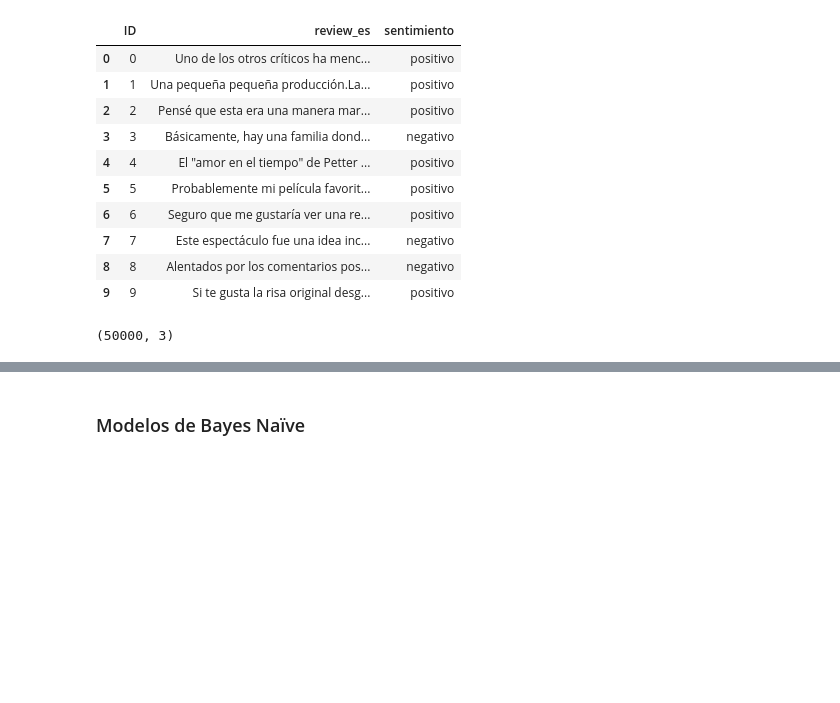
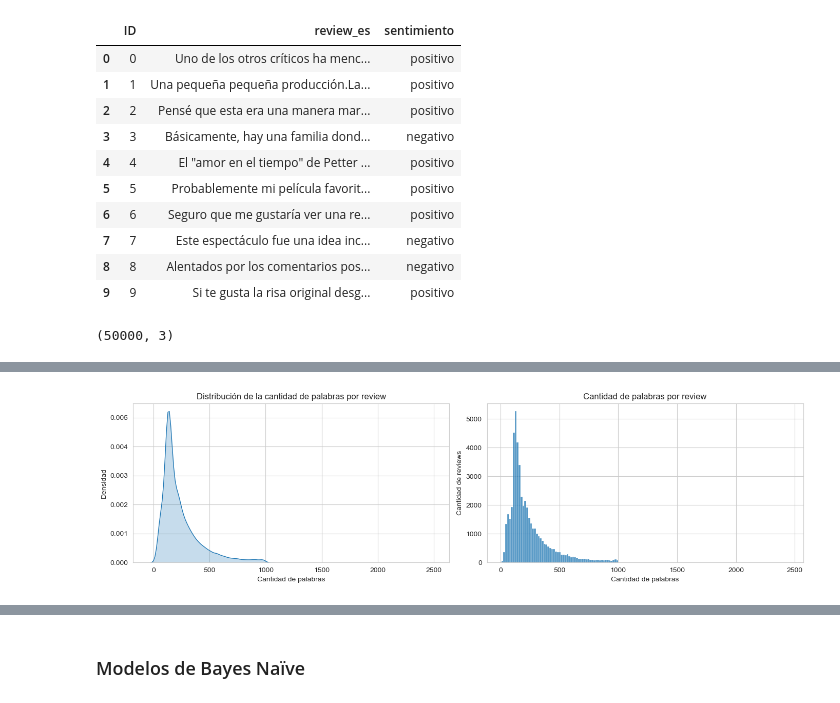
Before and after one commit to JuampiCarosi/7506R-2C2023-GRUPO23, a Jupyter notebook: tp2/7506R_TP2_GRUPO23_ENTREGA.ipynb, the cells around one changed output, grey strips where cells are left out. Drawn from its saved outputs; the diff is of its cells as text; code cells hidden in the pictures; blank space fills up the shorter version.

```diff
--- a/tp2/7506R_TP2_GRUPO23_ENTREGA.ipynb
+++ b/tp2/7506R_TP2_GRUPO23_ENTREGA.ipynb
@@ -89,0 +83,5 @@ def mostrar_scores(y_test: np.ndarray, y_prediccion: np.ndarray):
+# %%
+df['tiene_emoji'] = df['review_es'].apply(emoji_count)
+cantidad_emojis = df['tiene_emoji'].value_counts().reset_index()
+cantidad_emojis.columns = ['cantidad_emojis', 'cantidad_filas']
+cantidad_emojis
@@ -89,0 +92,4 @@ def mostrar_scores(y_test: np.ndarray, y_prediccion: np.ndarray):
+# %%
+df.drop(['tiene_emoji'], axis=1, inplace=True)
+# %%
+df['cantidad_de_palabras'] = df['review_es'].apply(cantidad_de_palabras)
@@ -89,0 +108,17 @@ def mostrar_scores(y_test: np.ndarray, y_prediccion: np.ndarray):
+# %%
+sns.set_style('whitegrid')
+fig, (ax1, ax2) = plt.subplots(1, 2, figsize=(14, 4))
+
+sns.kdeplot(df['cantidad_de_palabras'], fill=True, ax=ax1).set_title('Distribución de la cantidad de palabras por review')
+ax1.set_ylabel('Densidad')
+ax1.set_xlabel('Cantidad de palabras')
+
+sns.histplot(df['cantidad_de_palabras'],  ax=ax2, bins=150, kde=False).set_title('Distribución de la cantidad de palabras por review')
+ax2.xlabel('Cantidad de palabras')
+ax2.ylabel('Cantidad de reviews')
+
+plt.title('Cantidad de palabras por review')
+plt.tight_layout()
+plt.show()
+# %% [output]
+[figure, added]
```
Also changed, not shown: parts of 47 cells of this notebook, 1 other file.
